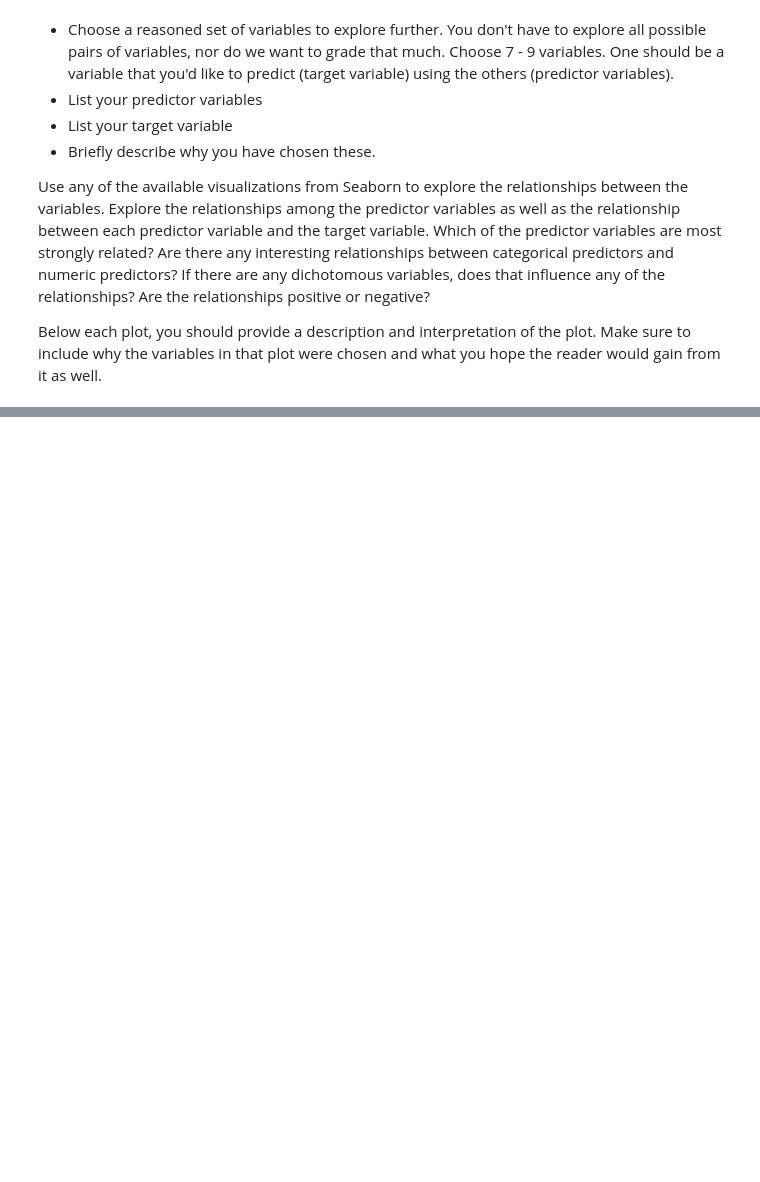
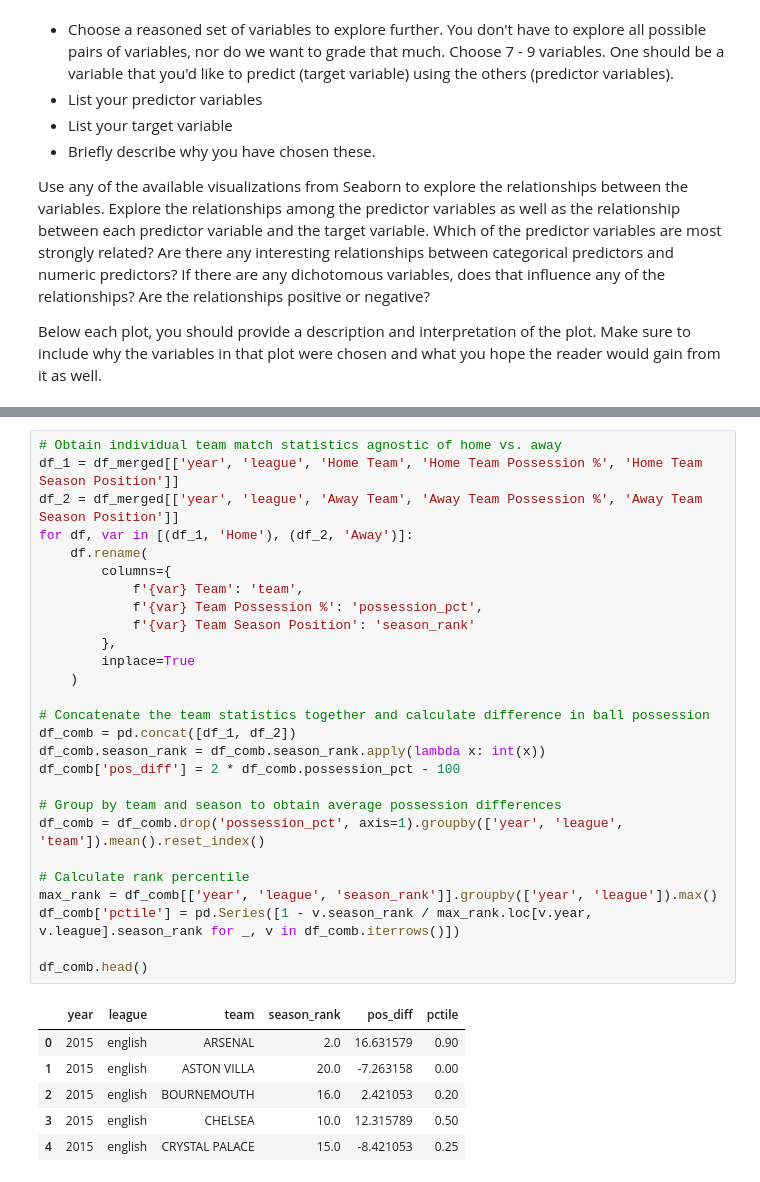
Before and after one commit to sofiamurillosanchez/CS5394-Project2, a Jupyter notebook: Project02.ipynb, the cells around one changed output, grey strips where cells are left out. Cells and saved outputs as stored; diff of their text form; blank space fills up the shorter version.

```diff
--- a/Project02.ipynb
+++ b/Project02.ipynb
@@ -623,0 +632,34 @@ Below each plot, you should provide a description and interpretation of the plot
+# %%
+# Obtain individual team match statistics agnostic of home vs. away
+df_1 = df_merged[['year', 'league', 'Home Team', 'Home Team Possession %', 'Home Team Season Position']]
+df_2 = df_merged[['year', 'league', 'Away Team', 'Away Team Possession %', 'Away Team Season Position']]
+for df, var in [(df_1, 'Home'), (df_2, 'Away')]:
+    df.rename(
+        columns={
+            f'{var} Team': 'team',
+            f'{var} Team Possession %': 'possession_pct',
+            f'{var} Team Season Position': 'season_rank'
+        },
+        inplace=True
+    )
+
+# Concatenate the team statistics together and calculate difference in ball possession
+df_comb = pd.concat([df_1, df_2])
+df_comb.season_rank = df_comb.season_rank.apply(lambda x: int(x))
+df_comb['pos_diff'] = 2 * df_comb.possession_pct - 100
+
+# Group by team and season to obtain average possession differences
+df_comb = df_comb.drop('possession_pct', axis=1).groupby(['year', 'league', 'team']).mean().reset_index()
+
+# Calculate rank percentile
+max_rank = df_comb[['year', 'league', 'season_rank']].groupby(['year', 'league']).max()
+df_comb['pctile'] = pd.Series([1 - v.season_rank / max_rank.loc[v.year, v.league].season_rank for _, v in df_comb.iterrows()])
+
+df_comb.head()
+# %% [output]
+|  | year | league | team | season_rank | pos_diff | pctile |
+| 0 | 2015 | english | ARSENAL | 2.0 | 16.631579 | 0.90 |
+| 1 | 2015 | english | ASTON VILLA | 20.0 | -7.263158 | 0.00 |
+| 2 | 2015 | english | BOURNEMOUTH | 16.0 | 2.421053 | 0.20 |
+| 3 | 2015 | english | CHELSEA | 10.0 | 12.315789 | 0.50 |
+| 4 | 2015 | english | CRYSTAL PALACE | 15.0 | -8.421053 | 0.25 |
```
Also changed, not shown: parts of 3 cells of this notebook.
